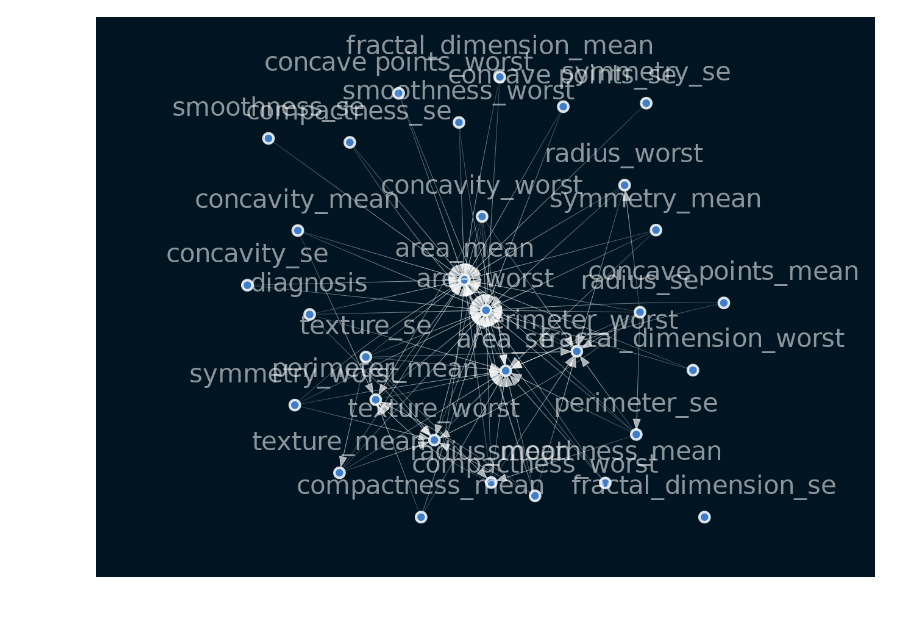
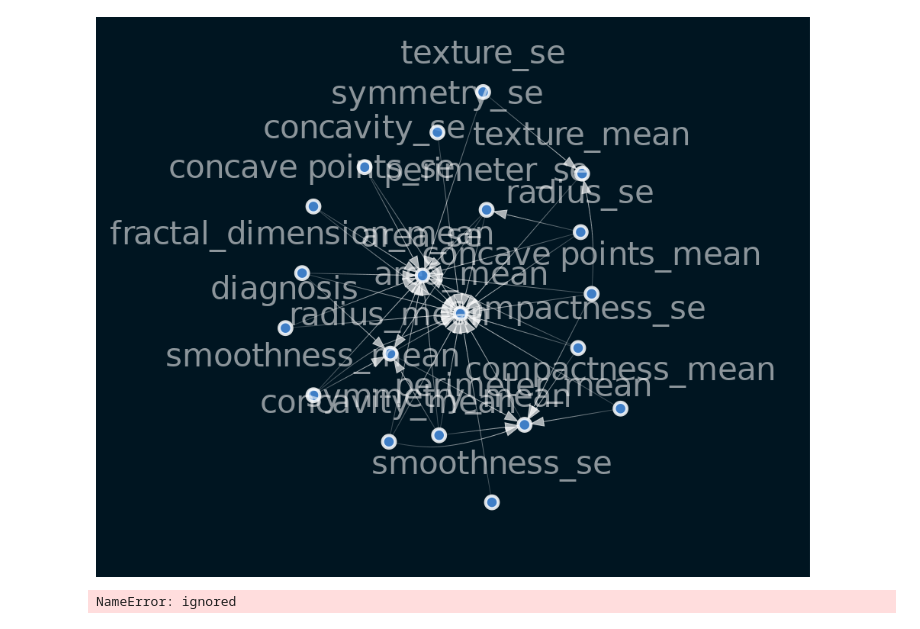
Before and after one commit to SamDewriter/BreastCancer-CausalityInference, a Jupyter notebook: CausalNex.ipynb, the cells around one changed output. Saved outputs shown, nothing was run; the diff lists cells and outputs as text; code cells hidden in the pictures.

Commit message:
Causal Inference with CausalNex

```diff
--- a/CausalNex.ipynb
+++ b/CausalNex.ipynb
@@ -62,4 +91,8 @@ Successfully installed causalnex-0.10.0 dill-0.3.4 joblib-1.0.1 multiprocess-0.7
+# %%
+causal_df['low_radius'] = causal_df['radius_mean'].apply(lambda x: True if x < 18 else False)
+# %%
+new_df = causal_df.iloc[:, :20]
 # %%
 from causalnex.structure import StructureModel
 from causalnex.structure.notears import from_pandas
-sm = from_pandas(train_df)
+sm = from_pandas(new_df)
@@ -146,5 +128,5 @@ from IPython.display import Image
 # %%
-sm.remove_edges_below_threshold(0.8)
+sm.remove_edges_below_threshold(2.0)
 viz = plot_structure(
     sm,
     graph_attributes={"scale": "0.5"},
@@ -170,3 +152,7 @@ Warning: node 'fractal_dimension_worst', graph '' size too small for label
 
   warnings.warn(b"".join(errors).decode(self.encoding), RuntimeWarning)
-[figure, old version]
+[figure, new version]
+# %%
+sm = from_pandas(causal_df, tabu_edges=[("radius_se", "smoothness_se")], w_threshold=0.8)
+# %% [output]
+NameError: ignored
```
Also changed, not shown: parts of 26 cells of this notebook.
